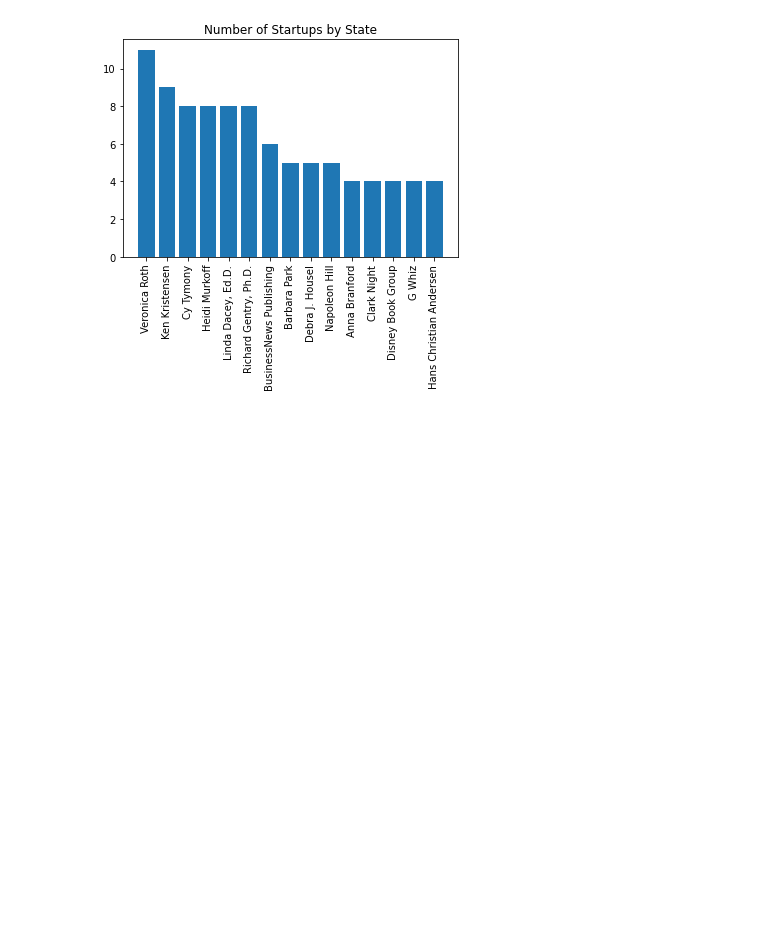
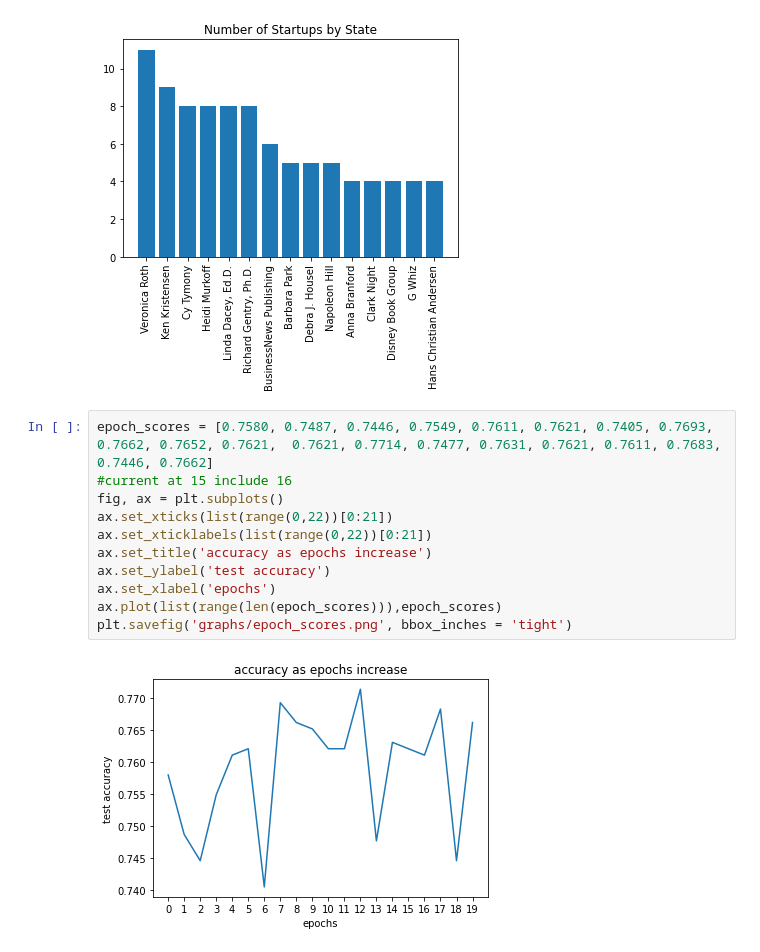
Before and after one commit to lynxrose/judging-books-by-their-covers, a Jupyter notebook: eda.ipynb, the cells around one changed output. Cells and saved outputs as stored; diff of their text form; blank space fills up the shorter version.

```diff
--- a/eda.ipynb
+++ b/eda.ipynb
@@ -27,3 +32,16 @@ plt.savefig('graphs/Top_Bestseller_Authors.png',bbox_inches = 'tight')
 # %% [output]
 Text(0.5, 1.0, 'Number of Startups by State')
 [figure]
+# %%
+epoch_scores = [0.7580, 0.7487, 0.7446, 0.7549, 0.7611, 0.7621, 0.7405, 0.7693, 0.7662, 0.7652, 0.7621,  0.7621, 0.7714, 0.7477, 0.7631, 0.7621, 0.7611, 0.7683, 0.7446, 0.7662]
+#current at 15 include 16
+fig, ax = plt.subplots()
+ax.set_xticks(list(range(0,22))[0:21])
+ax.set_xticklabels(list(range(0,22))[0:21])
+ax.set_title('accuracy as epochs increase')
+ax.set_ylabel('test accuracy')
+ax.set_xlabel('epochs')
+ax.plot(list(range(len(epoch_scores))),epoch_scores)
+plt.savefig('graphs/epoch_scores.png', bbox_inches = 'tight')
+# %% [output]
+[figure, added]
```
Also changed, not shown: parts of 1 cell of this notebook, 17 other files.
